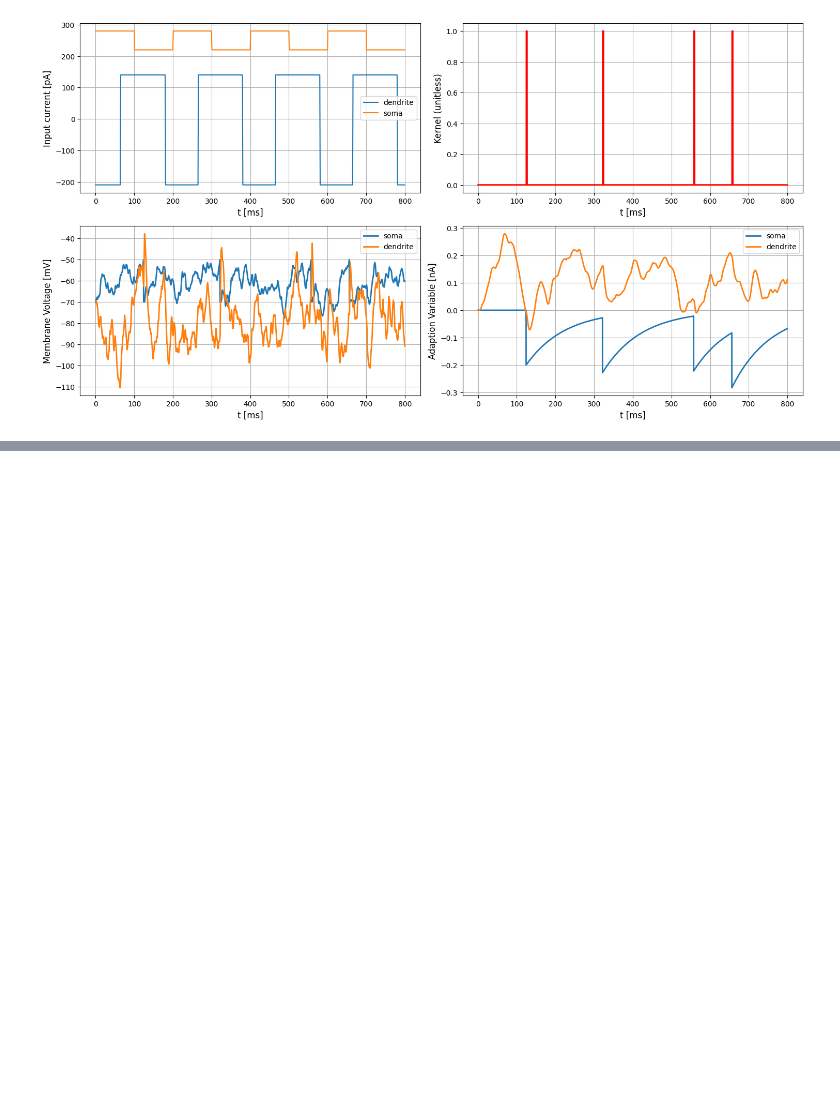
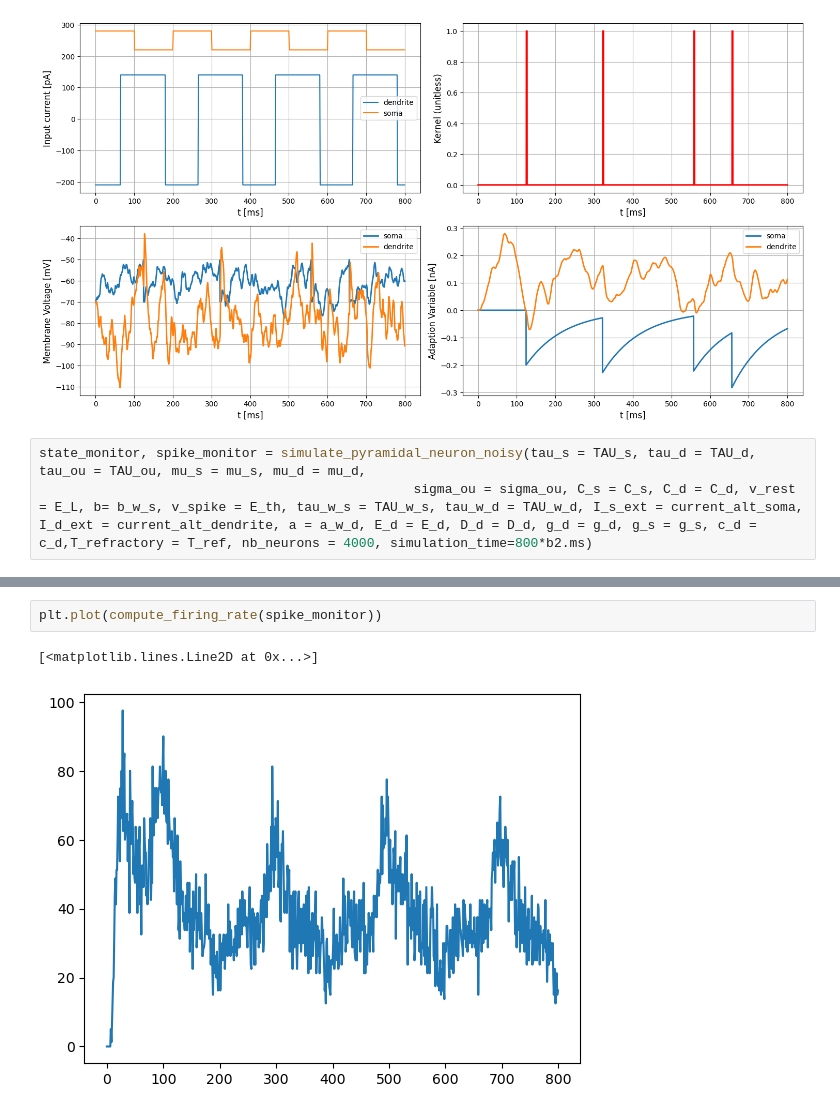
Before and after one commit to lniederhauser/neuronal_dynamics_miniproject, a Jupyter notebook: main.ipynb, the cells around one changed output, grey strips where cells are left out. Drawn from its saved outputs; the diff is of its cells as text; blank space fills up the shorter version.

Commit message:
firing rate function

```diff
--- a/main.ipynb
+++ b/main.ipynb
@@ -348,3 +351,6 @@ ax[1, 1].grid()
 fig.tight_layout()
 # %% [output]
 [figure]
+# %%
+state_monitor, spike_monitor = simulate_pyramidal_neuron_noisy(tau_s = TAU_s, tau_d = TAU_d, tau_ou = TAU_ou, mu_s = mu_s, mu_d = mu_d,
+                                                sigma_ou = sigma_ou, C_s = C_s, C_d = C_d, v_rest = E_L, b= b_w_s, v_spike = E_th, tau_w_s = TAU_w_s, tau_w_d = TAU_w_d, I_s_ext = current_alt_soma, I_d_ext = current_alt_dendrite, a = a_w_d, E_d = E_d, D_d = D_d, g_d = g_d, g_s = g_s, c_d = c_d,T_refractory = T_ref, nb_neurons = 4000, simulation_time=800*b2.ms)
@@ -350,0 +359,5 @@ fig.tight_layout()
+# %%
+plt.plot(compute_firing_rate(spike_monitor))
+# %% [output]
+[<matplotlib.lines.Line2D at 0x...>]
+[figure, added]
```
Also changed, not shown: parts of 3 cells of this notebook, 1 other file.
